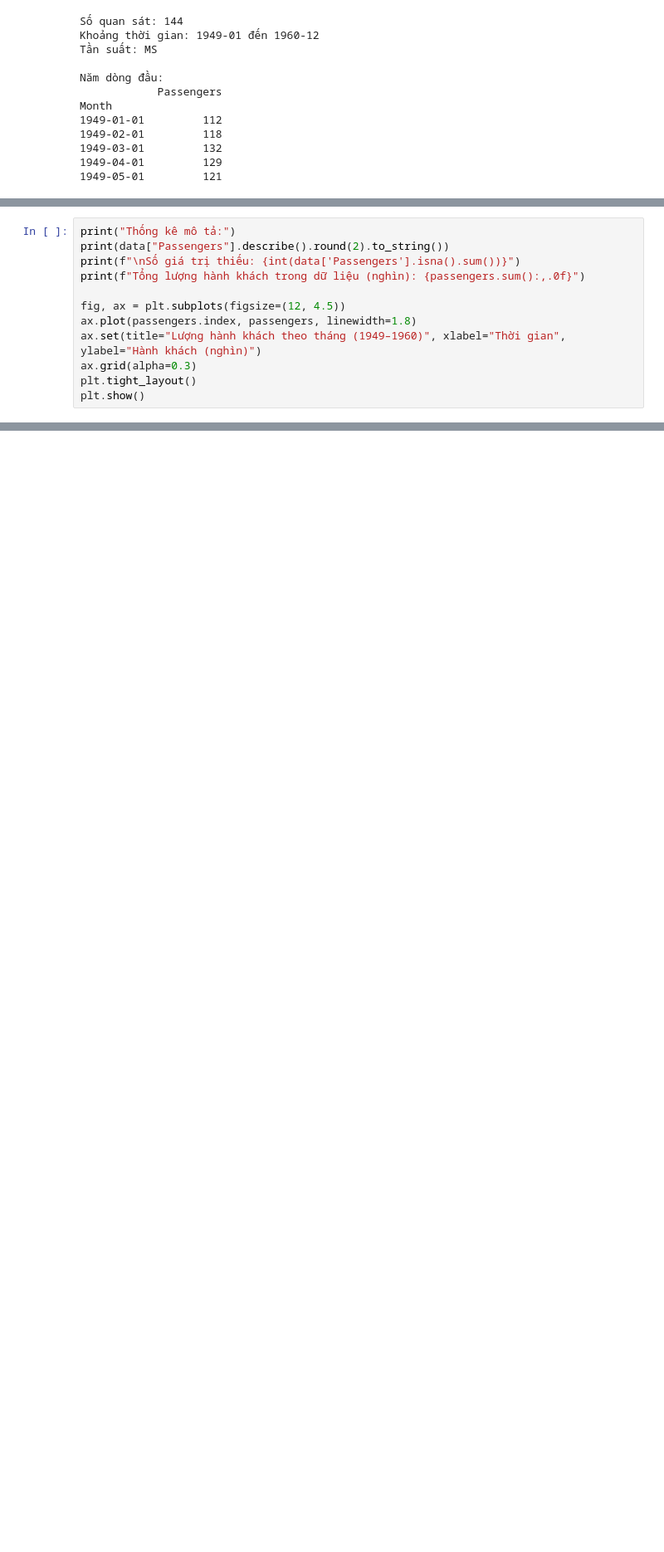
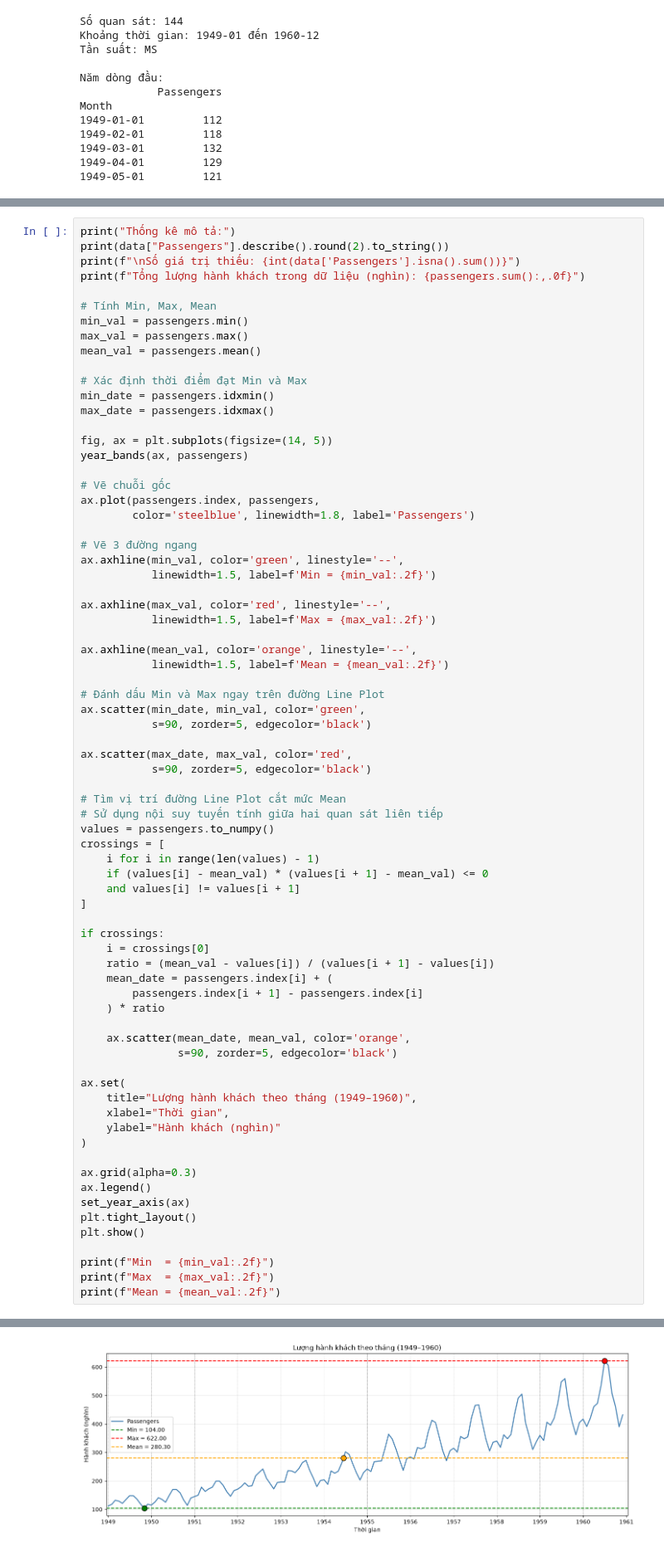
Before and after one commit to kyen-p/TimeSeries, a Jupyter notebook: Lab_2/docs/bai_tap_nang_cao/lab2_description.ipynb, the cells around one changed output, grey strips where cells are left out. Shown at 83% size. Saved outputs shown, nothing was run; the diff lists cells and outputs as text; blank space fills up the shorter version.

```diff
--- a/Lab_2/docs/bai_tap_nang_cao/lab2_description.ipynb
+++ b/Lab_2/docs/bai_tap_nang_cao/lab2_description.ipynb
@@ -73,12 +74,0 @@ Thống kê mô tả, biểu đồ chuỗi thời gian, seasonal plot và heatma
-# %%
-print("Thống kê mô tả:")
-print(data["Passengers"].describe().round(2).to_string())
-print(f"\nSố giá trị thiếu: {int(data['Passengers'].isna().sum())}")
-print(f"Tổng lượng hành khách trong dữ liệu (nghìn): {passengers.sum():,.0f}")
-
-fig, ax = plt.subplots(figsize=(12, 4.5))
-ax.plot(passengers.index, passengers, linewidth=1.8)
-ax.set(title="Lượng hành khách theo tháng (1949–1960)", xlabel="Thời gian", ylabel="Hành khách (nghìn)")
-ax.grid(alpha=0.3)
-plt.tight_layout()
-plt.show()
@@ -149,0 +120,74 @@ ADF có giả thuyết không (H₀) là chuỗi có nghiệm đơn vị, tức
+# %%
+print("Thống kê mô tả:")
+print(data["Passengers"].describe().round(2).to_string())
+print(f"\nSố giá trị thiếu: {int(data['Passengers'].isna().sum())}")
+print(f"Tổng lượng hành khách trong dữ liệu (nghìn): {passengers.sum():,.0f}")
+
+# Tính Min, Max, Mean
+min_val = passengers.min()
+max_val = passengers.max()
+mean_val = passengers.mean()
+
+# Xác định thời điểm đạt Min và Max
+min_date = passengers.idxmin()
+max_date = passengers.idxmax()
+
+fig, ax = plt.subplots(figsize=(14, 5))
+year_bands(ax, passengers)
+
+# Vẽ chuỗi gốc
+ax.plot(passengers.index, passengers,
+        color='steelblue', linewidth=1.8, label='Passengers')
+
+# Vẽ 3 đường ngang
+ax.axhline(min_val, color='green', linestyle='--',
+           linewidth=1.5, label=f'Min = {min_val:.2f}')
+
+ax.axhline(max_val, color='red', linestyle='--',
+           linewidth=1.5, label=f'Max = {max_val:.2f}')
+
+ax.axhline(mean_val, color='orange', linestyle='--',
+           linewidth=1.5, label=f'Mean = {mean_val:.2f}')
+
+# Đánh dấu Min và Max ngay trên đường Line Plot
+ax.scatter(min_date, min_val, color='green',
+           s=90, zorder=5, edgecolor='black')
+
+ax.scatter(max_date, max_val, color='red',
+           s=90, zorder=5, edgecolor='black')
+
+# Tìm vị trí đường Line Plot cắt mức Mean
+# Sử dụng nội suy tuyến tính giữa hai quan sát liên tiếp
+values = passengers.to_numpy()
+crossings = [
+    i for i in range(len(values) - 1)
+    if (values[i] - mean_val) * (values[i + 1] - mean_val) <= 0
+    and values[i] != values[i + 1]
+]
+
+if crossings:
+    i = crossings[0]
+    ratio = (mean_val - values[i]) / (values[i + 1] - values[i])
+    mean_date = passengers.index[i] + (
+        passengers.index[i + 1] - passengers.index[i]
+    ) * ratio
+
+    ax.scatter(mean_date, mean_val, color='orange',
+               s=90, zorder=5, edgecolor='black')
+
+ax.set(
+    title="Lượng hành khách theo tháng (1949–1960)",
+    xlabel="Thời gian",
+    ylabel="Hành khách (nghìn)"
+)
+
+ax.grid(alpha=0.3)
+ax.legend()
+set_year_axis(ax)
+plt.tight_layout()
+plt.show()
+
+print(f"Min  = {min_val:.2f}")
+print(f"Max  = {max_val:.2f}")
+print(f"Mean = {mean_val:.2f}")
+# %% [output]
@@ -149,0 +206 @@ ADF có giả thuyết không (H₀) là chuỗi có nghiệm đơn vị, tức
+[figure, added]
```
Also changed, not shown: parts of 40 cells of this notebook.
